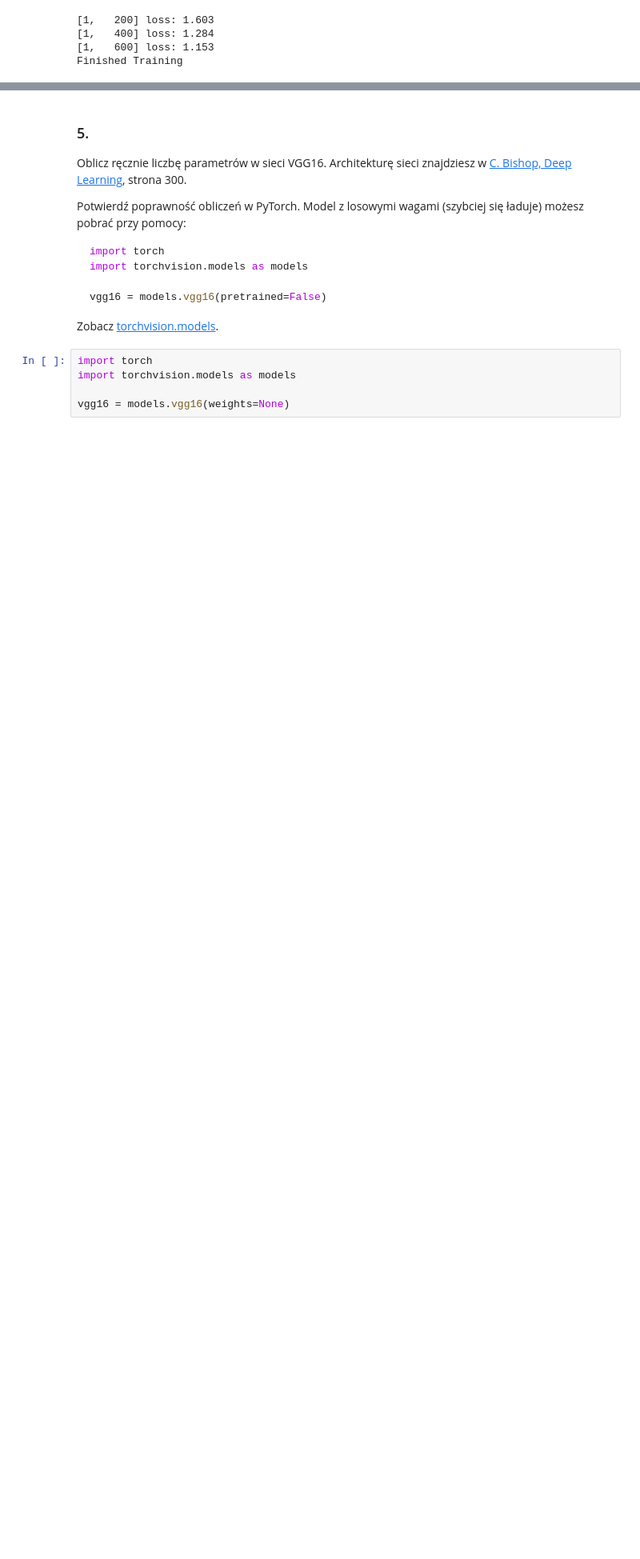
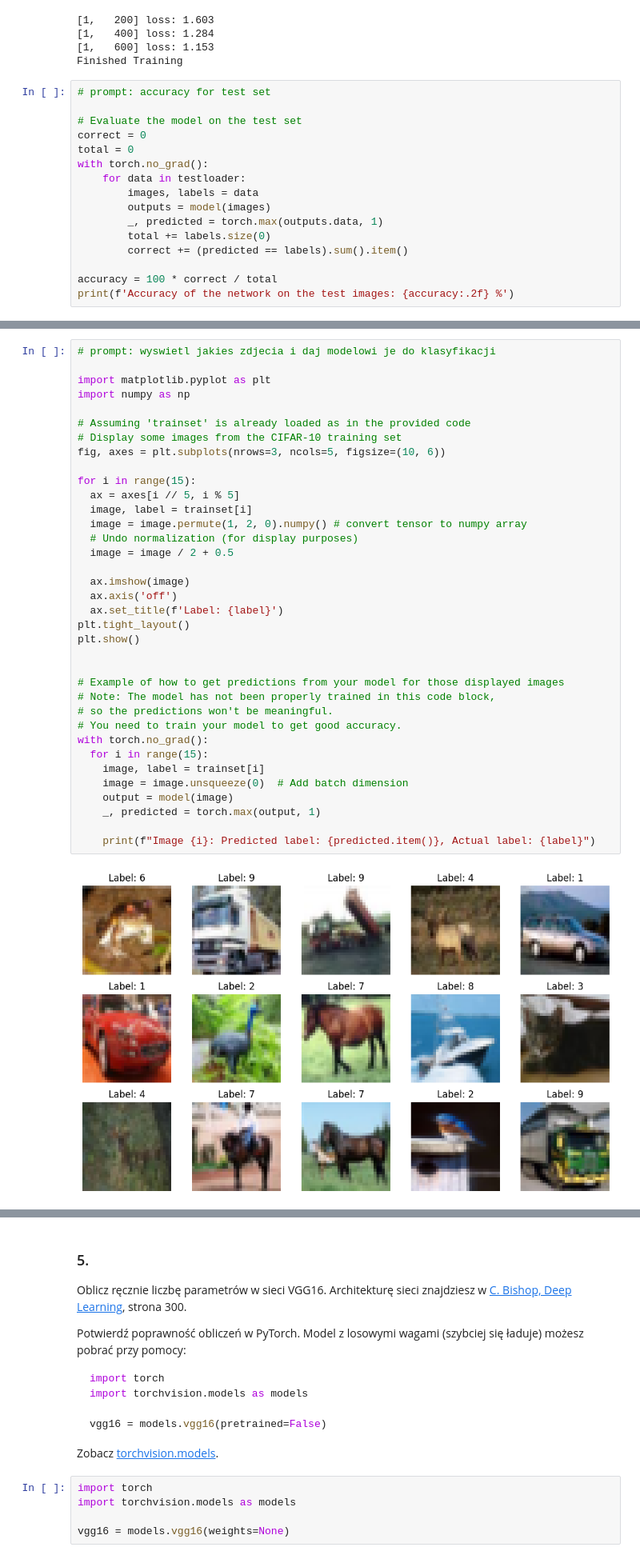
Before and after one commit to Zypeks/DataLearning, a Jupyter notebook: lab_9.ipynb, the cells around one changed output, grey strips where cells are left out. Shown at 80% size. Drawn from its saved outputs; the diff is of its cells as text; blank space fills up the shorter version.

```diff
--- a/lab_9.ipynb
+++ b/lab_9.ipynb
@@ -228,3 +228,19 @@ print('Finished Training')
 [1,   400] loss: 1.284
 [1,   600] loss: 1.153
 Finished Training
+# %%
+# prompt: accuracy for test set
+
+# Evaluate the model on the test set
+correct = 0
+total = 0
+with torch.no_grad():
+    for data in testloader:
+        images, labels = data
+        outputs = model(images)
+        _, predicted = torch.max(outputs.data, 1)
+        total += labels.size(0)
+        correct += (predicted == labels).sum().item()
+
+accuracy = 100 * correct / total
+print(f'Accuracy of the network on the test images: {accuracy:.2f} %')
@@ -230,0 +249,38 @@ Finished Training
+# %%
+# prompt: wyswietl jakies zdjecia i daj modelowi je do klasyfikacji
+
+import matplotlib.pyplot as plt
+import numpy as np
+
+# Assuming 'trainset' is already loaded as in the provided code
+# Display some images from the CIFAR-10 training set
+fig, axes = plt.subplots(nrows=3, ncols=5, figsize=(10, 6))
+
+for i in range(15):
+  ax = axes[i // 5, i % 5]
+  image, label = trainset[i]
+  image = image.permute(1, 2, 0).numpy() # convert tensor to numpy array
+  # Undo normalization (for display purposes)
+  image = image / 2 + 0.5
+
+  ax.imshow(image)
+  ax.axis('off')
+  ax.set_title(f'Label: {label}')
+plt.tight_layout()
+plt.show()
+
+
+# Example of how to get predictions from your model for those displayed images
+# Note: The model has not been properly trained in this code block,
+# so the predictions won't be meaningful.
+# You need to train your model to get good accuracy.
+with torch.no_grad():
+  for i in range(15):
+    image, label = trainset[i]
+    image = image.unsqueeze(0)  # Add batch dimension
+    output = model(image)
+    _, predicted = torch.max(output, 1)
+
+    print(f"Image {i}: Predicted label: {predicted.item()}, Actual label: {label}")
+# %% [output]
+[figure, added]
```
Also changed, not shown: parts of 2 cells of this notebook.
